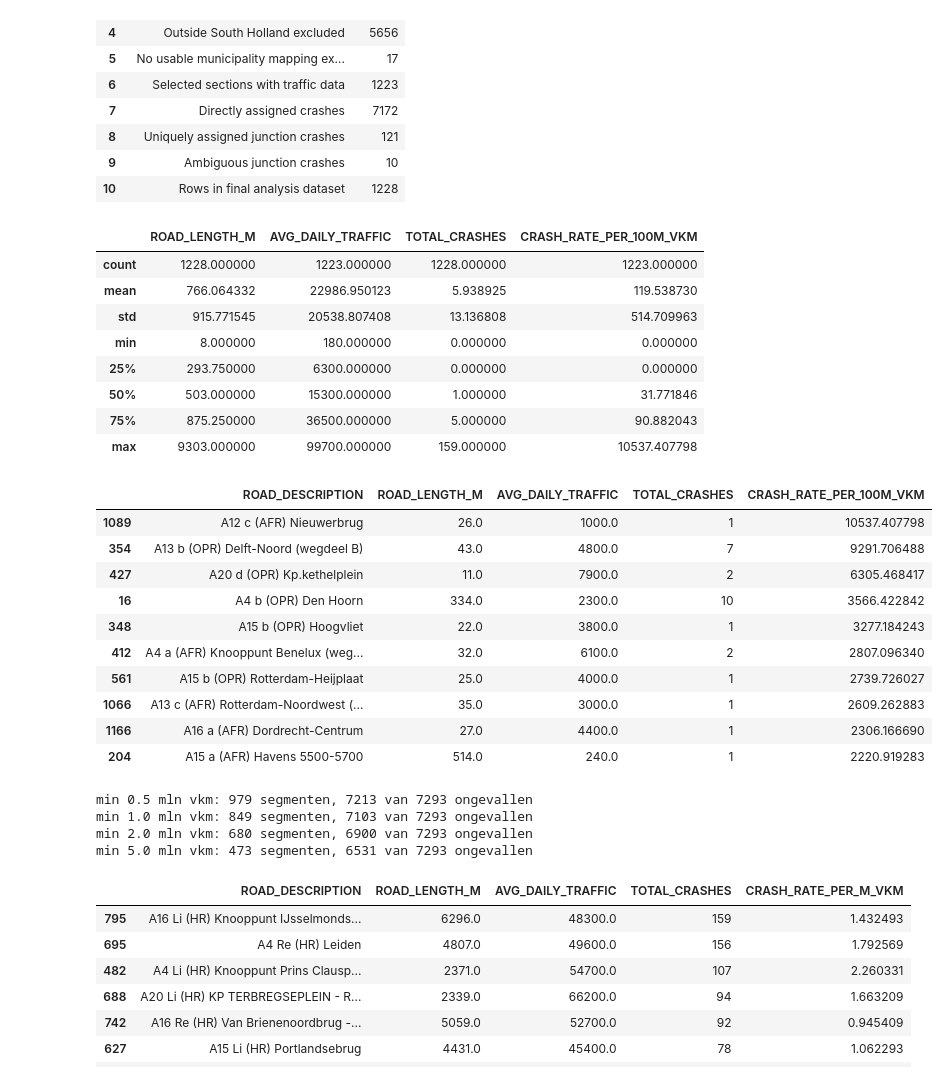
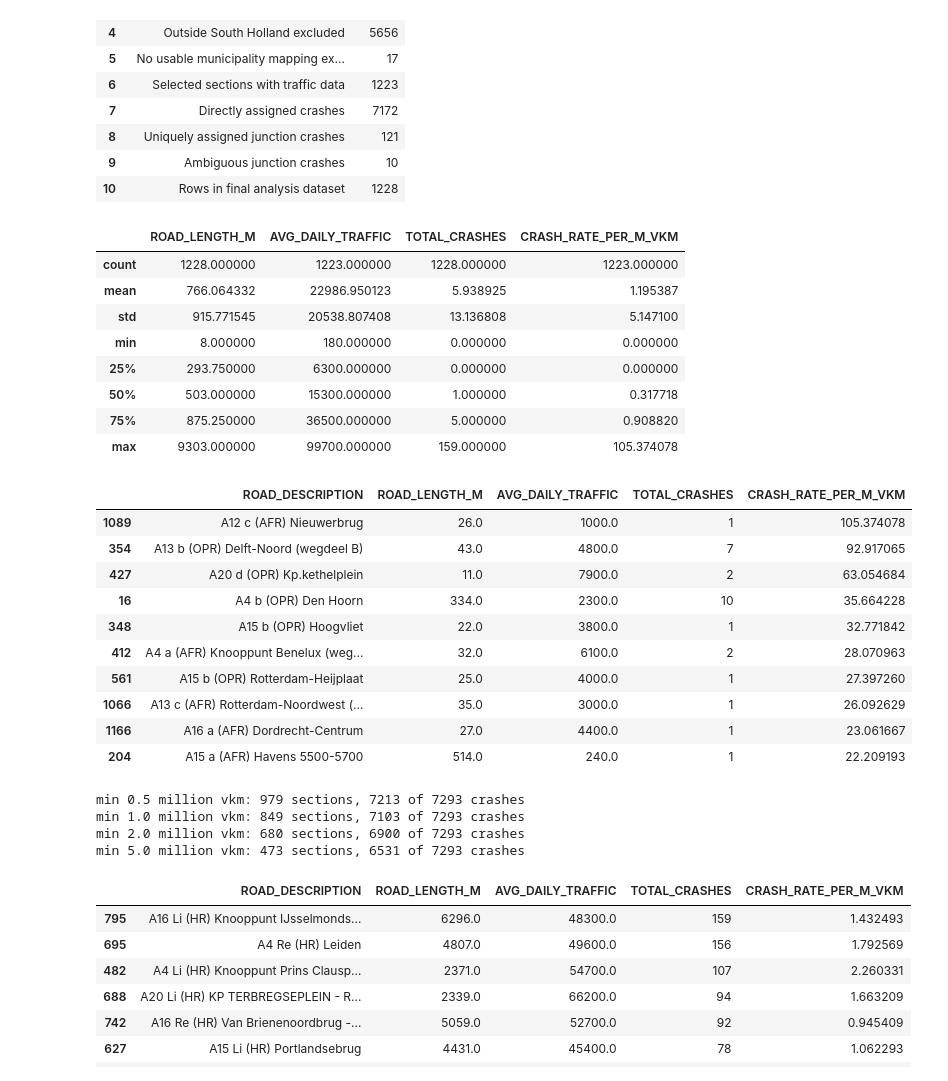
Before and after one commit to Rosanna1234/TIL-programming-group-project, a Jupyter notebook: analysis_subq1.ipynb, the cells around one changed output. Drawn from its saved outputs; the diff is of its cells as text; code cells hidden in the pictures.

```diff
--- a/analysis_subq1.ipynb
+++ b/analysis_subq1.ipynb
@@ -32,45 +32,48 @@ report
 | 9 | Ambiguous junction crashes | 10 |
 | 10 | Rows in final analysis dataset | 1228 |
 # %%
-cols = ["ROAD_LENGTH_M", "AVG_DAILY_TRAFFIC", "TOTAL_CRASHES", "CRASH_RATE_PER_100M_VKM"]
+cols = ["ROAD_LENGTH_M", "AVG_DAILY_TRAFFIC", "TOTAL_CRASHES", "CRASH_RATE_PER_M_VKM"]
 df[cols].describe()
 # %% [output]
-|  | ROAD_LENGTH_M | AVG_DAILY_TRAFFIC | TOTAL_CRASHES | CRASH_RATE_PER_100M_VKM |
+|  | ROAD_LENGTH_M | AVG_DAILY_TRAFFIC | TOTAL_CRASHES | CRASH_RATE_PER_M_VKM |
 | count | 1228.000000 | 1223.000000 | 1228.000000 | 1223.000000 |
-| mean | 766.064332 | 22986.950123 | 5.938925 | 119.538730 |
-| std | 915.771545 | 20538.807408 | 13.136808 | 514.709963 |
+| mean | 766.064332 | 22986.950123 | 5.938925 | 1.195387 |
+| std | 915.771545 | 20538.807408 | 13.136808 | 5.147100 |
 | min | 8.000000 | 180.000000 | 0.000000 | 0.000000 |
 | 25% | 293.750000 | 6300.000000 | 0.000000 | 0.000000 |
-| 50% | 503.000000 | 15300.000000 | 1.000000 | 31.771846 |
-| 75% | 875.250000 | 36500.000000 | 5.000000 | 90.882043 |
-| max | 9303.000000 | 99700.000000 | 159.000000 | 10537.407798 |
+| 50% | 503.000000 | 15300.000000 | 1.000000 | 0.317718 |
+| 75% | 875.250000 | 36500.000000 | 5.000000 | 0.908820 |
+| max | 9303.000000 | 99700.000000 | 159.000000 | 105.374078 |
 # %%
-show = ["ROAD_DESCRIPTION", "ROAD_LENGTH_M", "AVG_DAILY_TRAFFIC", "TOTAL_CRASHES", "CRASH_RATE_PER_100M_VKM"]
-df.sort_values("CRASH_RATE_PER_100M_VKM", ascending=False)[show].head(10)
+show = ["ROAD_DESCRIPTION", "ROAD_LENGTH_M", "AVG_DAILY_TRAFFIC", "TOTAL_CRASHES", "CRASH_RATE_PER_M_VKM"]
+df.sort_values("CRASH_RATE_PER_M_VKM", ascending=False)[show].head(10)
 # %% [output]
-|  | ROAD_DESCRIPTION | ROAD_LENGTH_M | AVG_DAILY_TRAFFIC | TOTAL_CRASHES | CRASH_RATE_PER_100M_VKM |
-| 1089 | A12 c (AFR) Nieuwerbrug | 26.0 | 1000.0 | 1 | 10537.407798 |
-| 354 | A13 b (OPR) Delft-Noord (wegdeel B) | 43.0 | 4800.0 | 7 | 9291.706488 |
-| 427 | A20 d (OPR) Kp.kethelplein | 11.0 | 7900.0 | 2 | 6305.468417 |
-| 16 | A4 b (OPR) Den Hoorn | 334.0 | 2300.0 | 10 | 3566.422842 |
-| 348 | A15 b (OPR) Hoogvliet | 22.0 | 3800.0 | 1 | 3277.184243 |
-| 412 | A4 a (AFR) Knooppunt Benelux (weg... | 32.0 | 6100.0 | 2 | 2807.096340 |
-| 561 | A15 b (OPR) Rotterdam-Heijplaat | 25.0 | 4000.0 | 1 | 2739.726027 |
-| 1066 | A13 c (AFR) Rotterdam-Noordwest (... | 35.0 | 3000.0 | 1 | 2609.262883 |
-| 1166 | A16 a (AFR) Dordrecht-Centrum | 27.0 | 4400.0 | 1 | 2306.166690 |
-| 204 | A15 a (AFR) Havens 5500-5700 | 514.0 | 240.0 | 1 | 2220.919283 |
+|  | ROAD_DESCRIPTION | ROAD_LENGTH_M | AVG_DAILY_TRAFFIC | TOTAL_CRASHES | CRASH_RATE_PER_M_VKM |
+| 1089 | A12 c (AFR) Nieuwerbrug | 26.0 | 1000.0 | 1 | 105.374078 |
+| 354 | A13 b (OPR) Delft-Noord (wegdeel B) | 43.0 | 4800.0 | 7 | 92.917065 |
+| 427 | A20 d (OPR) Kp.kethelplein | 11.0 | 7900.0 | 2 | 63.054684 |
+| 16 | A4 b (OPR) Den Hoorn | 334.0 | 2300.0 | 10 | 35.664228 |
+| 348 | A15 b (OPR) Hoogvliet | 22.0 | 3800.0 | 1 | 32.771842 |
+| 412 | A4 a (AFR) Knooppunt Benelux (weg... | 32.0 | 6100.0 | 2 | 28.070963 |
+| 561 | A15 b (OPR) Rotterdam-Heijplaat | 25.0 | 4000.0 | 1 | 27.397260 |
+| 1066 | A13 c (AFR) Rotterdam-Noordwest (... | 35.0 | 3000.0 | 1 | 26.092629 |
+| 1166 | A16 a (AFR) Dordrecht-Centrum | 27.0 | 4400.0 | 1 | 23.061667 |
+| 204 | A15 a (AFR) Havens 5500-5700 | 514.0 | 240.0 | 1 | 22.209193 |
 # %%
-df["CRASH_RATE_PER_M_VKM"] = df["TOTAL_CRASHES"] / df["ANNUAL_VEHICLE_KM"] * 1000000
+# Recalculate the crash rate per million vehicle-km
+df["CRASH_RATE_PER_M_VKM"] = df["TOTAL_CRASHES"] / df["ANNUAL_VEHICLE_KM"] * 1_000_000
 
+# Compare exposure thresholds: how many sections and crashes are kept?
+# With 1 million vkm, 97% of the crashes are kept, while about 400 small or quiet sections are left out.
 for thres in [0.5e6, 1e6, 2e6, 5e6]:
     mask = df["ANNUAL_VEHICLE_KM"] >= thres
-    print(f"min {thres/1e6:.1f} mln vkm: {mask.sum()} segmenten, "
-          f"{df.loc[mask, 'TOTAL_CRASHES'].sum()} van {df['TOTAL_CRASHES'].sum()} ongevallen") #with a threshold of 1 mil, 97% of the accidents are kept. but 400 small or quiet roads are filtered out.
+    print(f"min {thres/1e6:.1f} million vkm: {mask.sum()} sections, "
+          f"{df.loc[mask, 'TOTAL_CRASHES'].sum()} of {df['TOTAL_CRASHES'].sum()} crashes")
 # %% [output]
-min 0.5 mln vkm: 979 segmenten, 7213 van 7293 ongevallen
-min 1.0 mln vkm: 849 segmenten, 7103 van 7293 ongevallen
-min 2.0 mln vkm: 680 segmenten, 6900 van 7293 ongevallen
-min 5.0 mln vkm: 473 segmenten, 6531 van 7293 ongevallen
+min 0.5 million vkm: 979 sections, 7213 of 7293 crashes
+min 1.0 million vkm: 849 sections, 7103 of 7293 crashes
+min 2.0 million vkm: 680 sections, 6900 of 7293 crashes
+min 5.0 million vkm: 473 sections, 6531 of 7293 crashes
 # %%
 MIN_VKM = 1_000_000   # minimum annual vehicle-km for the rate ranking
 
```
Also changed, not shown: parts of 1 cell of this notebook.
